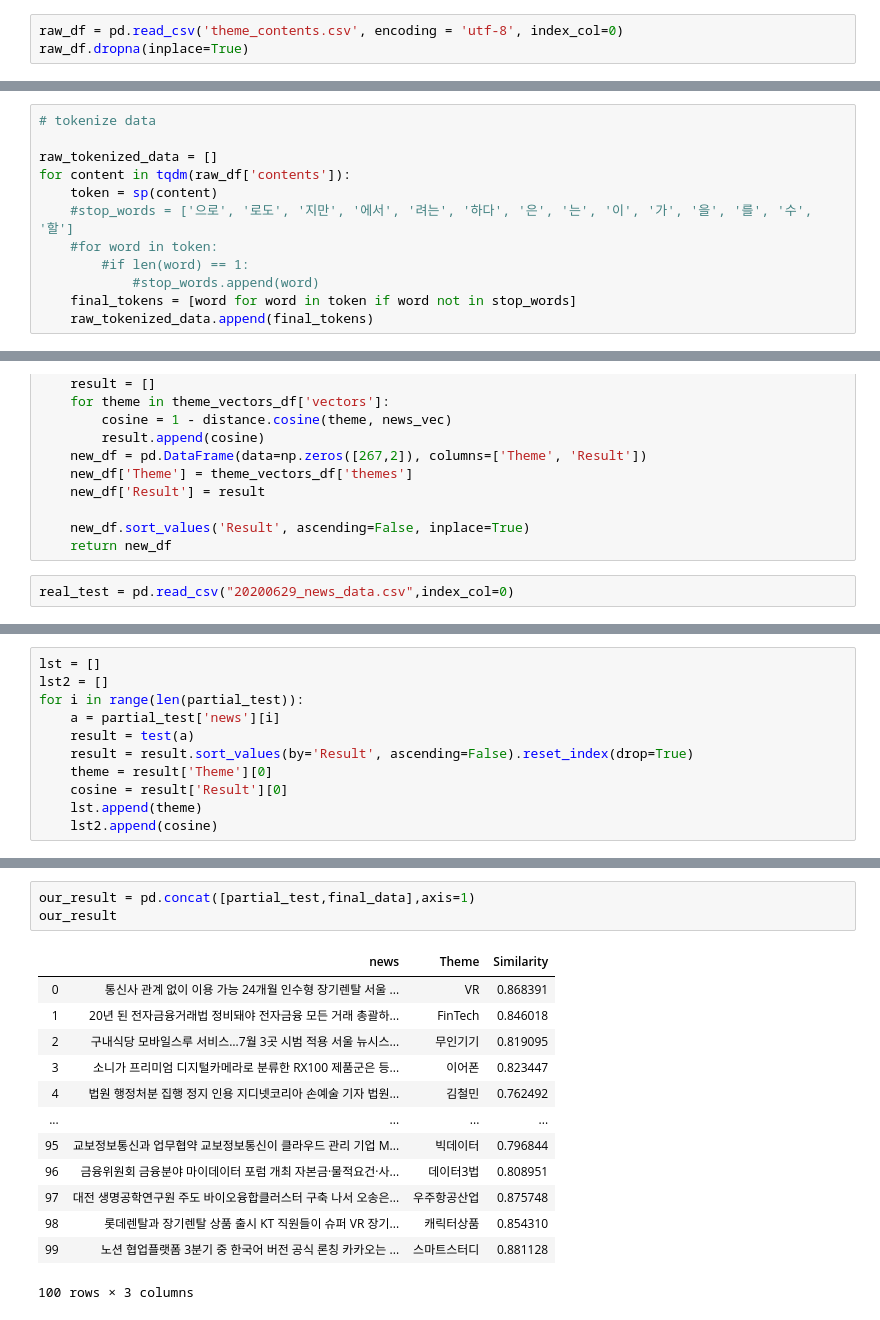
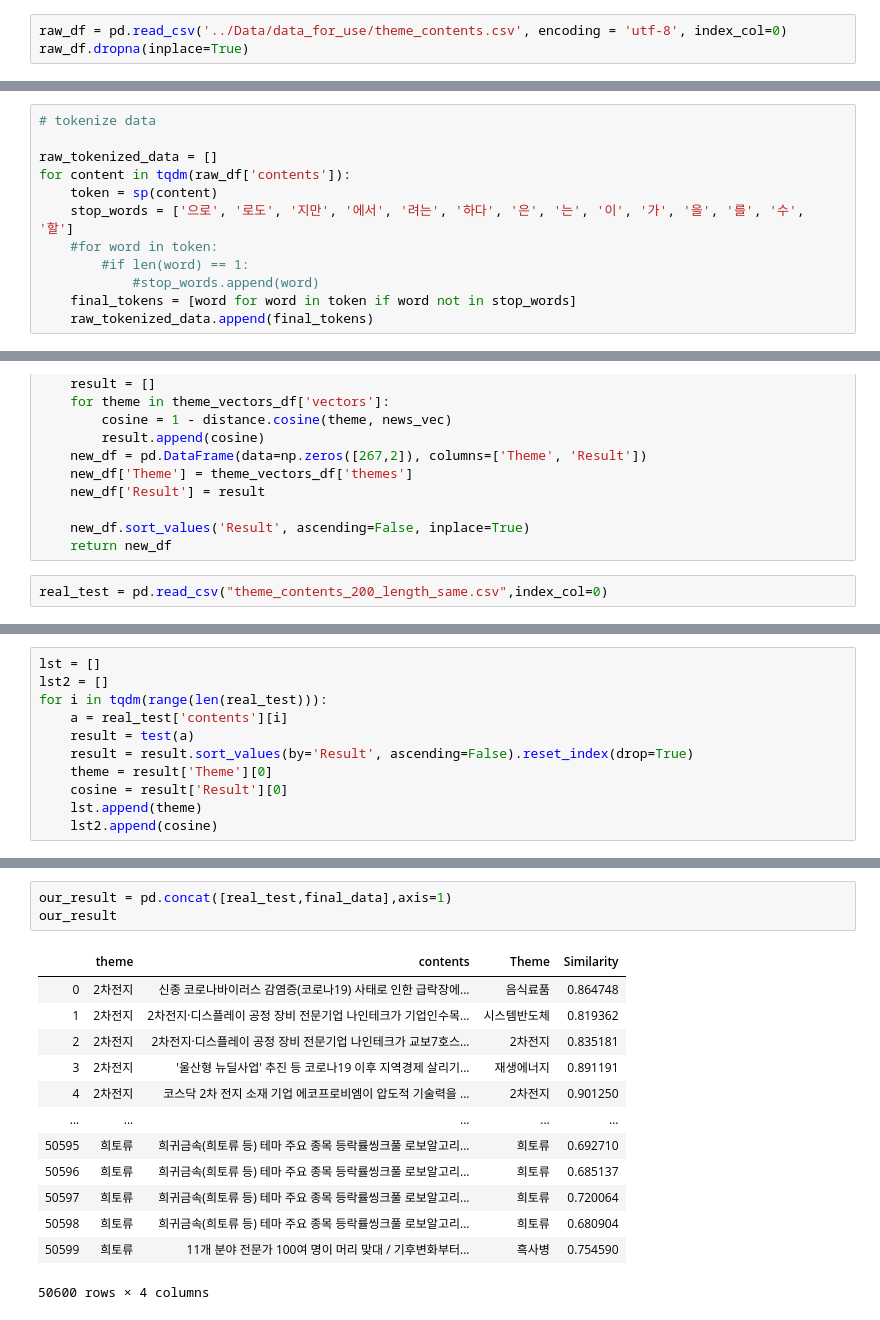
Before and after one commit to sopogen/Project_ThematicInvest, a Jupyter notebook: Model/word2vec_kobert.ipynb, the cells around one changed output, grey strips where cells are left out. Saved outputs shown, nothing was run; the diff lists cells and outputs as text.

```diff
--- a/Model/word2vec_kobert.ipynb
+++ b/Model/word2vec_kobert.ipynb
@@ -10,7 +10,7 @@ from kobert.utils import get_tokenizer
 # %% [markdown]
 ## 전처리
 # %%
-raw_df = pd.read_csv('theme_contents.csv', encoding = 'utf-8', index_col=0)
+raw_df = pd.read_csv('../Data/data_for_use/theme_contents.csv', encoding = 'utf-8', index_col=0)
 raw_df.dropna(inplace=True)
 # %%
 raw_df
@@ -50,7 +50,7 @@ using cached model
 raw_tokenized_data = []
 for content in tqdm(raw_df['contents']):
     token = sp(content)
-    #stop_words = ['으로', '로도', '지만', '에서', '려는', '하다', '은', '는', '이', '가', '을', '를', '수', '할']
+    stop_words = ['으로', '로도', '지만', '에서', '려는', '하다', '은', '는', '이', '가', '을', '를', '수', '할']
     #for word in token:
         #if len(word) == 1:
             #stop_words.append(word)
@@ -180,4 +182,4 @@ def test(news):
     new_df.sort_values('Result', ascending=False, inplace=True)
     return new_df
 # %%
-real_test = pd.read_csv("20200629_news_data.csv",index_col=0)
+real_test = pd.read_csv("theme_contents_200_length_same.csv",index_col=0)
@@ -201,8 +186,8 @@ partial_test
 # %%
 lst = []
 lst2 = []
-for i in range(len(partial_test)):
-    a = partial_test['news'][i]
+for i in tqdm(range(len(real_test))):
+    a = real_test['contents'][i]
     result = test(a)
     result = result.sort_values(by='Result', ascending=False).reset_index(drop=True)
     theme = result['Theme'][0]
@@ -229,18 +214,18 @@ final_data
 # %%
-our_result = pd.concat([partial_test,final_data],axis=1)
+our_result = pd.concat([real_test,final_data],axis=1)
 our_result
 # %% [output]
-|  | news | Theme | Similarity |
-| 0 | 통신사 관계 없이 이용 가능 24개월 인수형 장기렌탈 서울 ... | VR | 0.868391 |
-| 1 | 20년 된 전자금융거래법 정비돼야 전자금융 모든 거래 총괄하... | FinTech | 0.846018 |
-| 2 | 구내식당 모바일스루 서비스…7월 3곳 시범 적용 서울 뉴시스... | 무인기기 | 0.819095 |
-| 3 | 소니가 프리미엄 디지털카메라로 분류한 RX100 제품군은 등... | 이어폰 | 0.823447 |
-| 4 | 법원 행정처분 집행 정지 인용 지디넷코리아 손예술 기자 법원... | 김철민 | 0.762492 |
-| ... | ... | ... | ... |
-| 95 | 교보정보통신과 업무협약 교보정보통신이 클라우드 관리 기업 M... | 빅데이터 | 0.796844 |
-| 96 | 금융위원회 금융분야 마이데이터 포럼 개최 자본금·물적요건·사... | 데이터3법 | 0.808951 |
-| 97 | 대전 생명공학연구원 주도 바이오융합클러스터 구축 나서 오송은... | 우주항공산업 | 0.875748 |
-| 98 | 롯데렌탈과 장기렌탈 상품 출시 KT 직원들이 슈퍼 VR 장기... | 캐릭터상품 | 0.854310 |
-| 99 | 노션 협업플랫폼 3분기 중 한국어 버전 공식 론칭 카카오는 ... | 스마트스터디 | 0.881128 |
+|  | theme | contents | Theme | Similarity |
+| 0 | 2차전지 | 신종 코로나바이러스 감염증(코로나19) 사태로 인한 급락장에... | 음식료품 | 0.864748 |
+| 1 | 2차전지 | 2차전지·디스플레이 공정 장비 전문기업 나인테크가 기업인수목... | 시스템반도체 | 0.819362 |
+| 2 | 2차전지 | 2차전지·디스플레이 공정 장비 전문기업 나인테크가 교보7호스... | 2차전지 | 0.835181 |
+| 3 | 2차전지 | '울산형 뉴딜사업' 추진 등 코로나19 이후 지역경제 살리기... | 재생에너지 | 0.891191 |
+| 4 | 2차전지 | 코스닥 2차 전지 소재 기업 에코프로비엠이 압도적 기술력을 ... | 2차전지 | 0.901250 |
+| ... | ... | ... | ... | ... |
+| 50595 | 희토류 | 희귀금속(희토류 등) 테마 주요 종목 등락률씽크풀 로보알고리... | 희토류 | 0.692710 |
+| 50596 | 희토류 | 희귀금속(희토류 등) 테마 주요 종목 등락률씽크풀 로보알고리... | 희토류 | 0.685137 |
+| 50597 | 희토류 | 희귀금속(희토류 등) 테마 주요 종목 등락률씽크풀 로보알고리... | 희토류 | 0.720064 |
+| 50598 | 희토류 | 희귀금속(희토류 등) 테마 주요 종목 등락률씽크풀 로보알고리... | 희토류 | 0.680904 |
+| 50599 | 희토류 | 11개 분야 전문가 100여 명이 머리 맞대 / 기후변화부터... | 흑사병 | 0.754590 |
-100 rows × 3 columns
+50600 rows × 4 columns
 # %%
```
Also changed, not shown: parts of 11 cells of this notebook, 1 other file.
